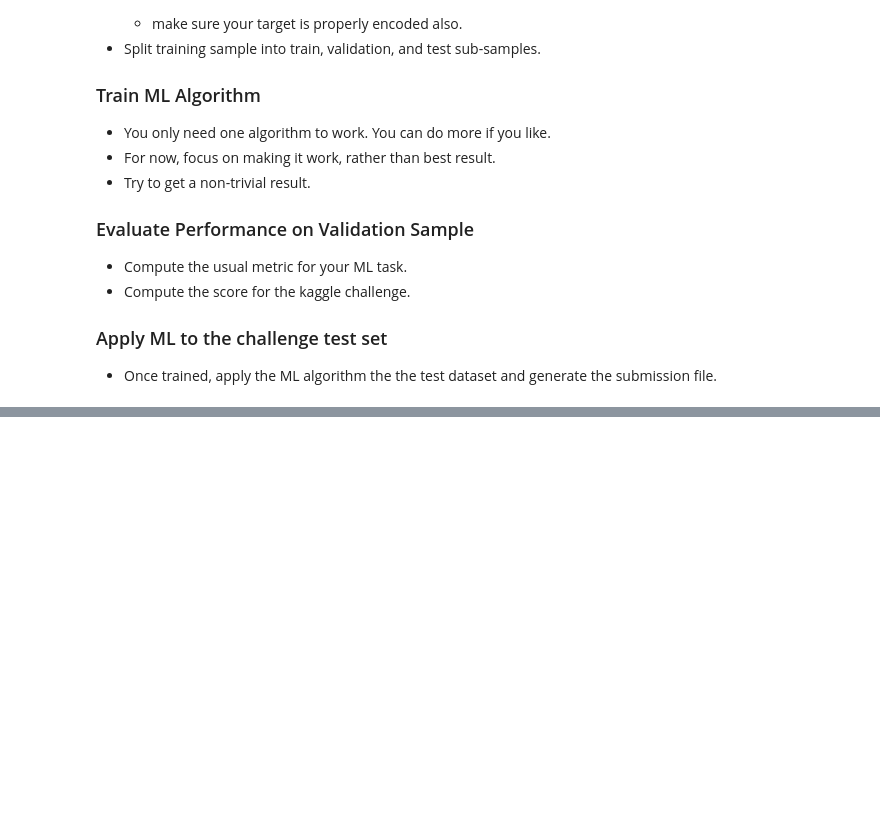
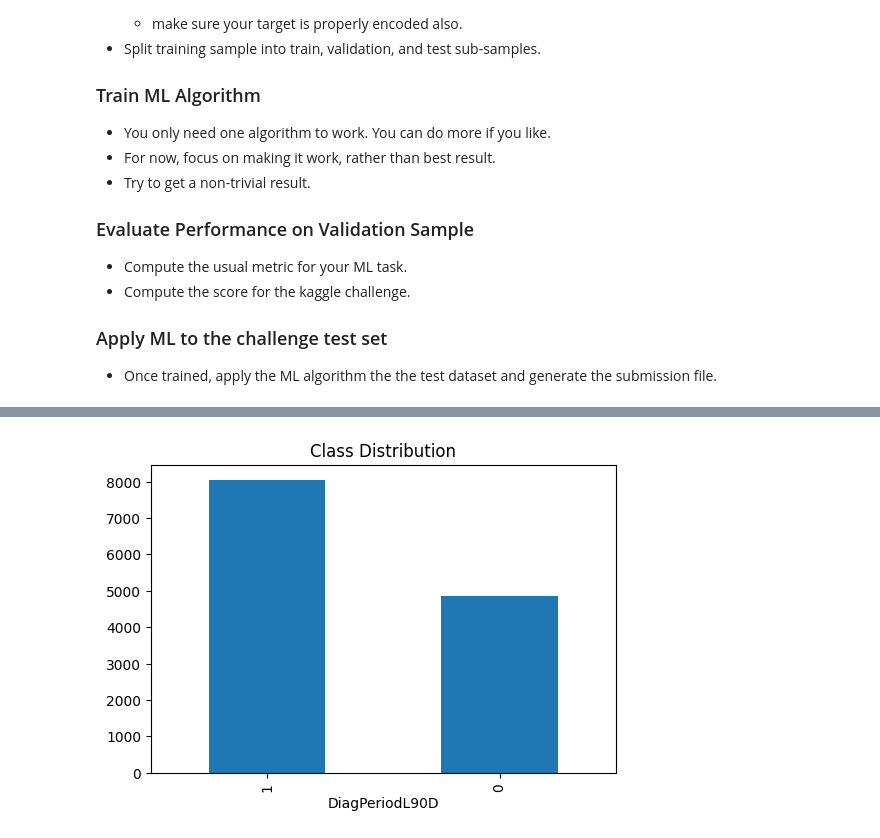
Before and after one commit to JH247725/DATA3402.Spring.2026, a Jupyter notebook: Labs/Kaggle/Kaggle Tabular Data.ipynb, the cells around one changed output, grey strips where cells are left out. Saved outputs shown, nothing was run; the diff lists cells and outputs as text; code cells hidden in the pictures; blank space fills up the shorter version.

```diff
--- a/Labs/Kaggle/Kaggle Tabular Data.ipynb
+++ b/Labs/Kaggle/Kaggle Tabular Data.ipynb
@@ -218,0 +135,10 @@ KeyError: 'target'
+# %%
+#DATA LOADING & INITIAL LOOK
+
+df = pd.read_csv("training.csv")
+tdf = pd.read_csv("test.csv")
+
+print("Training shape:", df.shape)
+print("Test shape:", tdf.shape)
+
+df.head()
@@ -218,0 +199,9 @@ KeyError: 'target'
+# %%
+#CLASS DISTRIBUTION
+
+
+df["DiagPeriodL90D"].value_counts().plot(kind="bar", figsize=(6,4))
+plt.title("Class Distribution")
+plt.show()
+# %% [output]
+[figure, added]
```
Also changed, not shown: parts of 23 cells of this notebook, 2 other files.
